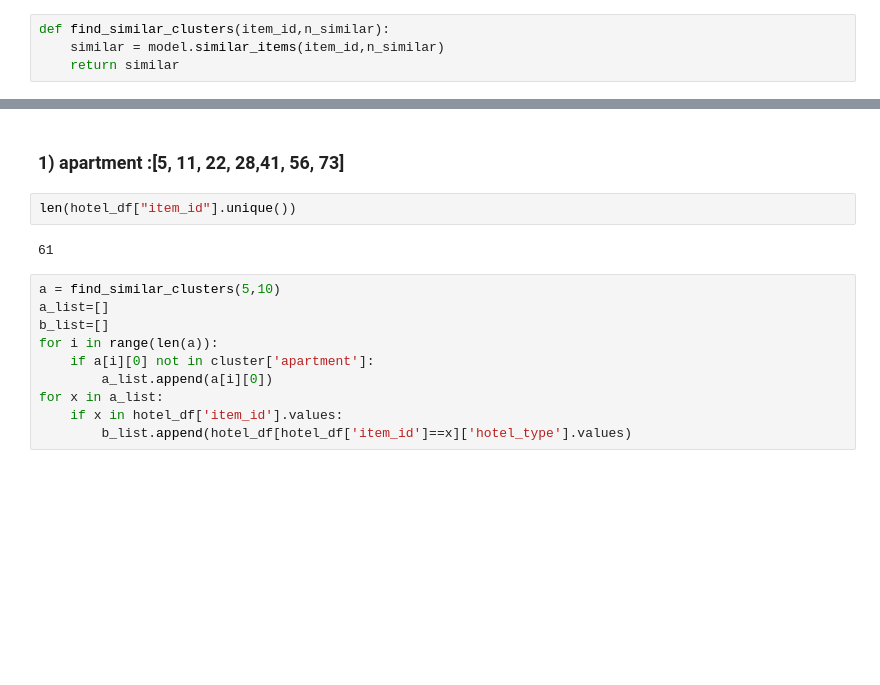
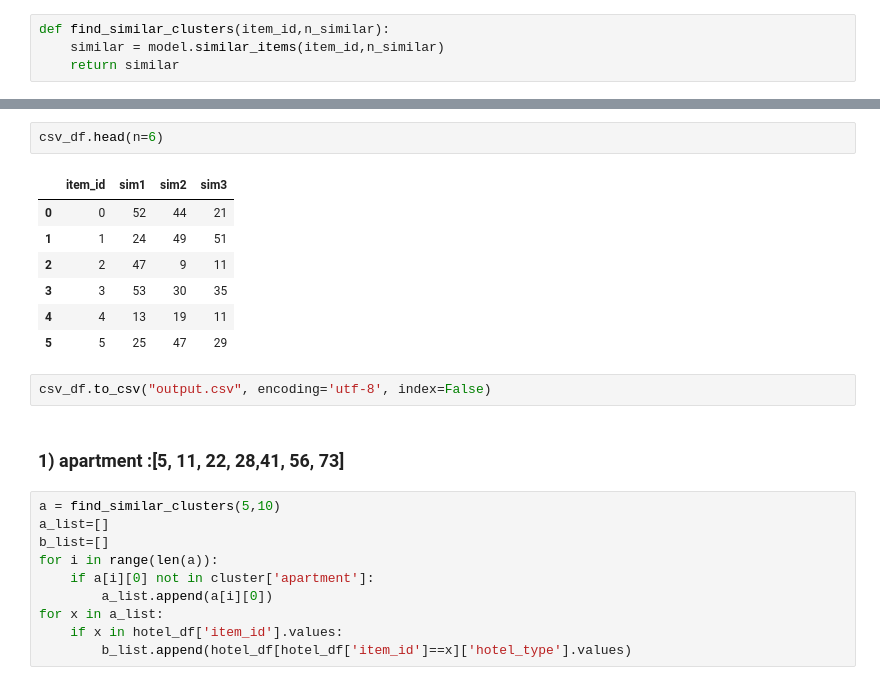
Before and after one commit to yasamanensafi/recommender_system, a Jupyter notebook: notebook/8.0-hotel-top_n_items_deepfm.ipynb, the cells around one changed output, grey strips where cells are left out. Saved outputs shown, nothing was run; the diff lists cells and outputs as text; blank space fills up the shorter version.

Commit message:
extract output.csv

```diff
--- a/notebook/8.0-hotel-top_n_items_deepfm.ipynb
+++ b/notebook/8.0-hotel-top_n_items_deepfm.ipynb
@@ -354,9 +442,17 @@ def find_similar_clusters(item_id,n_similar):
+# %%
+csv_df.head(n=6)
+# %% [output]
+|  | item_id | sim1 | sim2 | sim3 |
+| 0 | 0 | 52 | 44 | 21 |
+| 1 | 1 | 24 | 49 | 51 |
+| 2 | 2 | 47 | 9 | 11 |
+| 3 | 3 | 53 | 30 | 35 |
+| 4 | 4 | 13 | 19 | 11 |
+| 5 | 5 | 25 | 47 | 29 |
+# %%
+csv_df.to_csv("output.csv", encoding='utf-8', index=False)
 # %% [markdown]
 ### 1) apartment :[5, 11, 22, 28,41, 56, 73]
-# %%
-len(hotel_df["item_id"].unique())
-# %% [output]
-61
 # %%
 a = find_similar_clusters(5,10)
 a_list=[]
```
Also changed, not shown: parts of 25 cells of this notebook.
